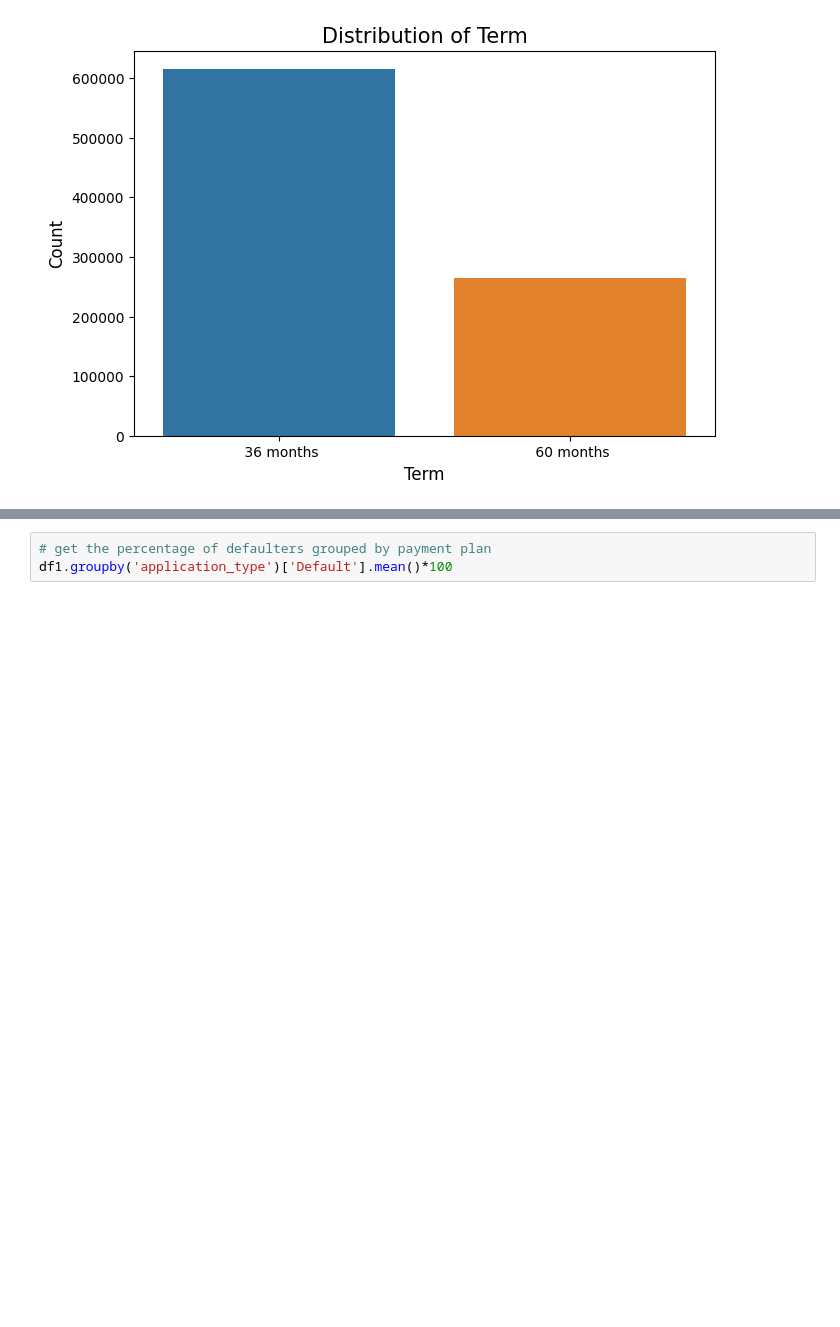
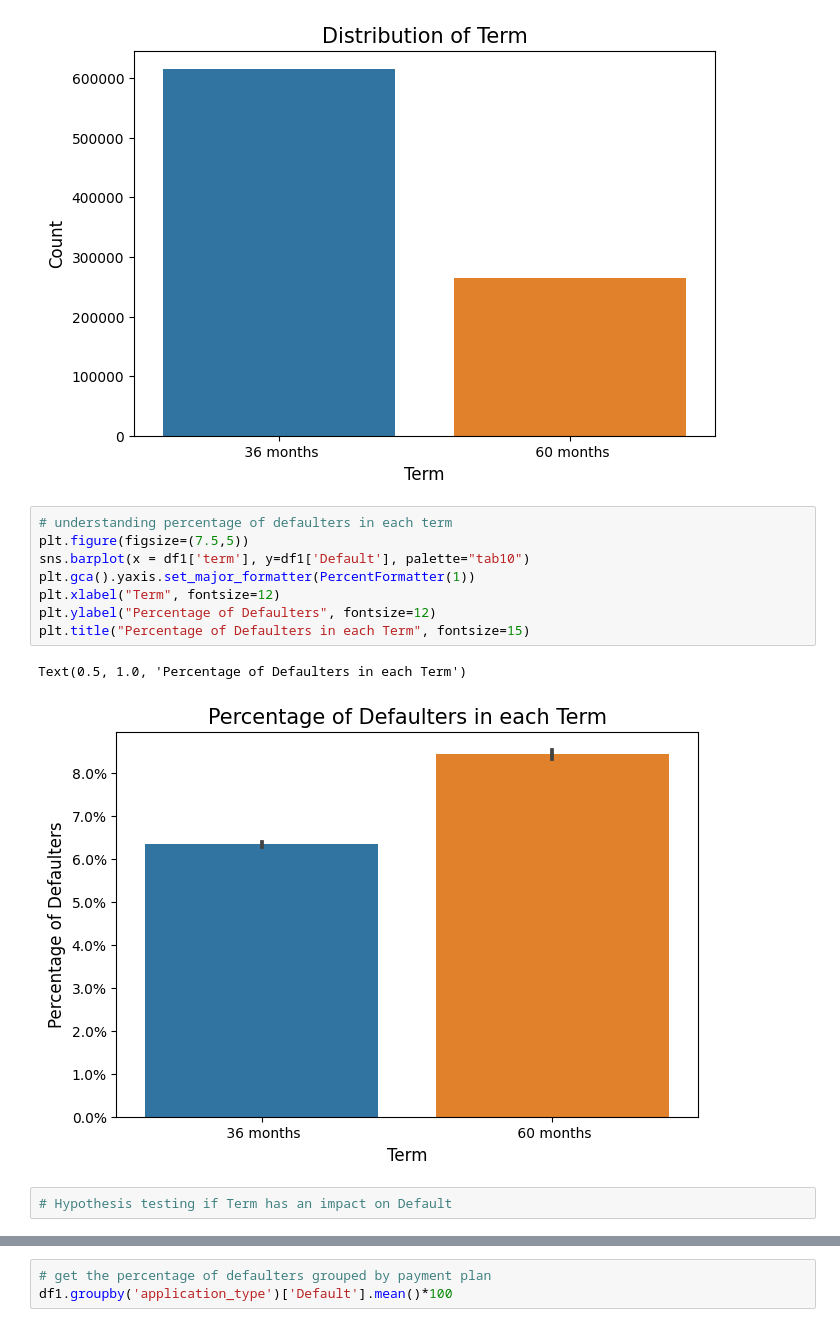
Before and after one commit to pranavsai-98/Credit_risk, a Jupyter notebook: src/N1.ipynb, the cells around one changed output, grey strips where cells are left out. Saved outputs shown, nothing was run; the diff lists cells and outputs as text; blank space fills up the shorter version.

```diff
--- a/src/N1.ipynb
+++ b/src/N1.ipynb
@@ -225,4 +207,17 @@ plt.title("Distribution of Term", fontsize=15)
 # %% [output]
 Text(0.5, 1.0, 'Distribution of Term')
 [figure]
+# %%
+# understanding percentage of defaulters in each term
+plt.figure(figsize=(7.5,5))
+sns.barplot(x = df1['term'], y=df1['Default'], palette="tab10")
+plt.gca().yaxis.set_major_formatter(PercentFormatter(1))
+plt.xlabel("Term", fontsize=12)
+plt.ylabel("Percentage of Defaulters", fontsize=12)
+plt.title("Percentage of Defaulters in each Term", fontsize=15)
+# %% [output]
+Text(0.5, 1.0, 'Percentage of Defaulters in each Term')
+[figure, added]
+# %%
+# Hypothesis testing if Term has an impact on Default
 # %% [markdown]
```
Also changed, not shown: parts of 9 cells of this notebook, 1 other file.
